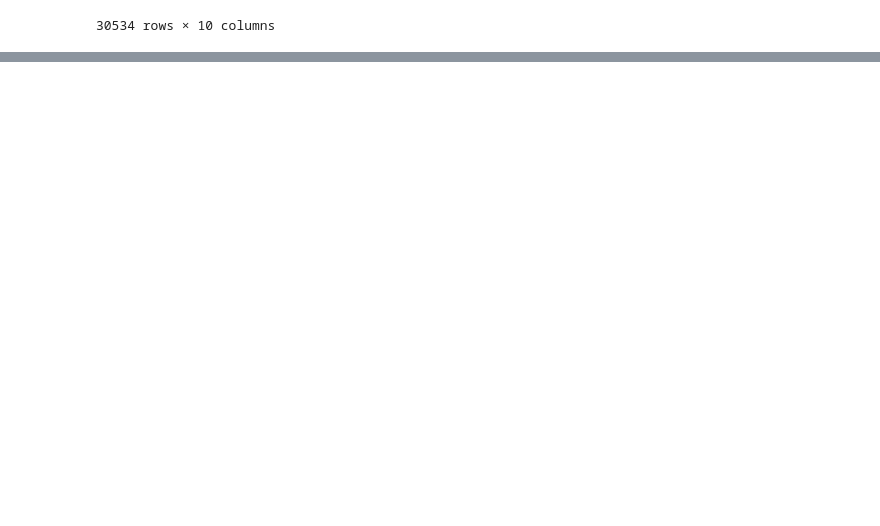
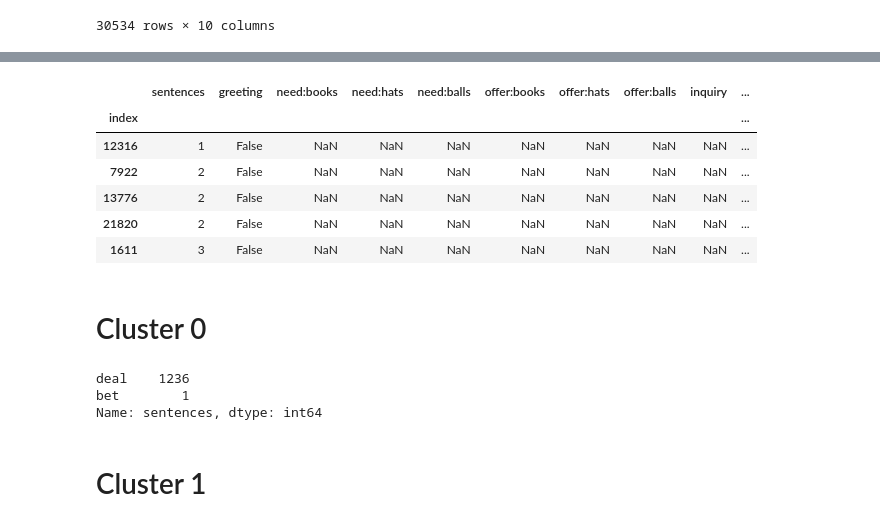
Before and after one commit to ravy101/negotiation-experiments, a Jupyter notebook: ClusterAnnot.ipynb, the cells around one changed output, grey strips where cells are left out. Saved outputs shown, nothing was run; the diff lists cells and outputs as text; code cells hidden in the pictures; blank space fills up the shorter version.

Commit message:
added easy cluster based annotations
added easy cluster based annotations

```diff
--- a/ClusterAnnot.ipynb
+++ b/ClusterAnnot.ipynb
@@ -113,0 +234,2 @@ partial
+# %%
+partial = pd.read_csv("dataset_clustered.csv", index_col = 0)
@@ -113,0 +238,19 @@ partial
+# %%
+#partial.to_csv("dataset_clustered.csv")
+partial.head()
+# %% [output]
+|  | sentences | greeting | need:books | need:hats | need:balls | offer:books | offer:hats | offer:balls | inquiry | ... |
+| index |  |  |  |  |  |  |  |  |  | ... |
+| 12316 | 1 | False | NaN | NaN | NaN | NaN | NaN | NaN | NaN | ... |
+| 7922 | 2 | False | NaN | NaN | NaN | NaN | NaN | NaN | NaN | ... |
+| 13776 | 2 | False | NaN | NaN | NaN | NaN | NaN | NaN | NaN | ... |
+| 21820 | 2 | False | NaN | NaN | NaN | NaN | NaN | NaN | NaN | ... |
+| 1611 | 3 | False | NaN | NaN | NaN | NaN | NaN | NaN | NaN | ... |
+# %% [markdown]
+# Cluster 0
+# %%
+(partial[partial['cluster'] == 0].sentences).value_counts()
+# %% [output]
+deal    1236
+bet        1
+Name: sentences, dtype: int64
@@ -113,0 +262,2 @@ partial
+# %% [markdown]
+# Cluster 1
```
Also changed, not shown: parts of 79 cells of this notebook, 1 other file.
